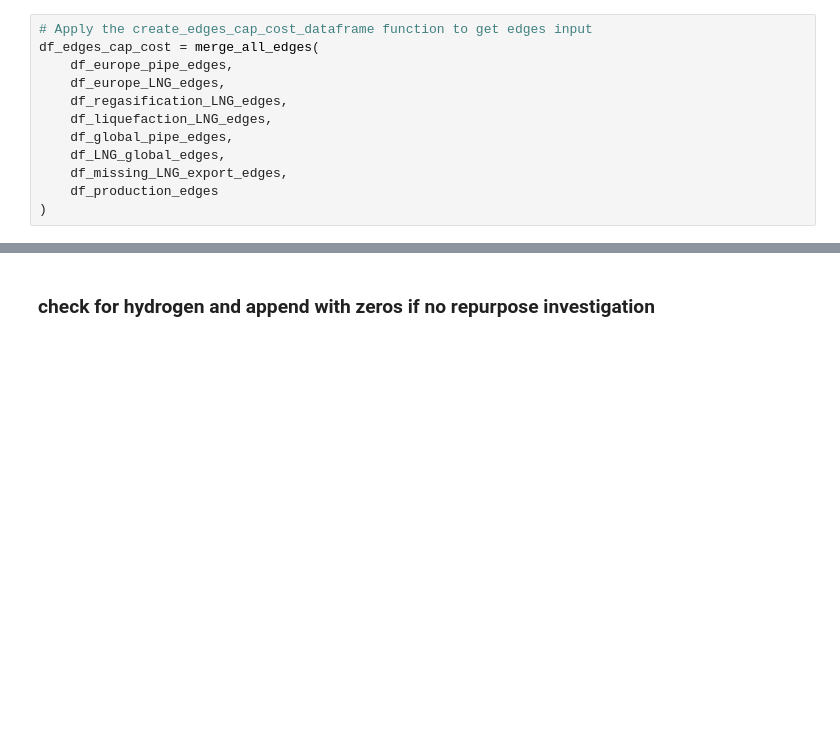
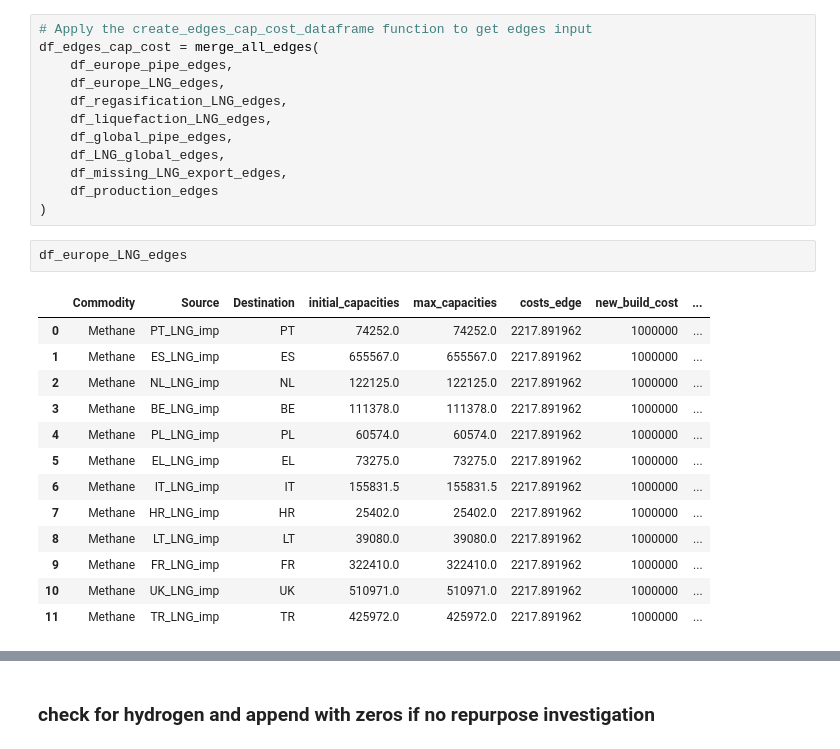
Before and after one commit to CSEI-EU/gas_infrastructure_model, a Jupyter notebook: 00_code_base/07_data_prep/Data_Prep.ipynb, the cells around one changed output, grey strips where cells are left out. Drawn from its saved outputs; the diff is of its cells as text; blank space fills up the shorter version.

```diff
--- a/00_code_base/07_data_prep/Data_Prep.ipynb
+++ b/00_code_base/07_data_prep/Data_Prep.ipynb
@@ -683,3 +683,19 @@ df_edges_cap_cost = merge_all_edges(
     df_missing_LNG_export_edges,
     df_production_edges
 )
+# %%
+df_europe_LNG_edges
+# %% [output]
+|  | Commodity | Source | Destination | initial_capacities | max_capacities | costs_edge | new_build_cost | ... |
+| 0 | Methane | PT_LNG_imp | PT | 74252.0 | 74252.0 | 2217.891962 | 1000000 | ... |
+| 1 | Methane | ES_LNG_imp | ES | 655567.0 | 655567.0 | 2217.891962 | 1000000 | ... |
+| 2 | Methane | NL_LNG_imp | NL | 122125.0 | 122125.0 | 2217.891962 | 1000000 | ... |
+| 3 | Methane | BE_LNG_imp | BE | 111378.0 | 111378.0 | 2217.891962 | 1000000 | ... |
+| 4 | Methane | PL_LNG_imp | PL | 60574.0 | 60574.0 | 2217.891962 | 1000000 | ... |
+| 5 | Methane | EL_LNG_imp | EL | 73275.0 | 73275.0 | 2217.891962 | 1000000 | ... |
+| 6 | Methane | IT_LNG_imp | IT | 155831.5 | 155831.5 | 2217.891962 | 1000000 | ... |
+| 7 | Methane | HR_LNG_imp | HR | 25402.0 | 25402.0 | 2217.891962 | 1000000 | ... |
+| 8 | Methane | LT_LNG_imp | LT | 39080.0 | 39080.0 | 2217.891962 | 1000000 | ... |
+| 9 | Methane | FR_LNG_imp | FR | 322410.0 | 322410.0 | 2217.891962 | 1000000 | ... |
+| 10 | Methane | UK_LNG_imp | UK | 510971.0 | 510971.0 | 2217.891962 | 1000000 | ... |
+| 11 | Methane | TR_LNG_imp | TR | 425972.0 | 425972.0 | 2217.891962 | 1000000 | ... |
```
Also changed, not shown: parts of 1 cell of this notebook, 1 other file.
